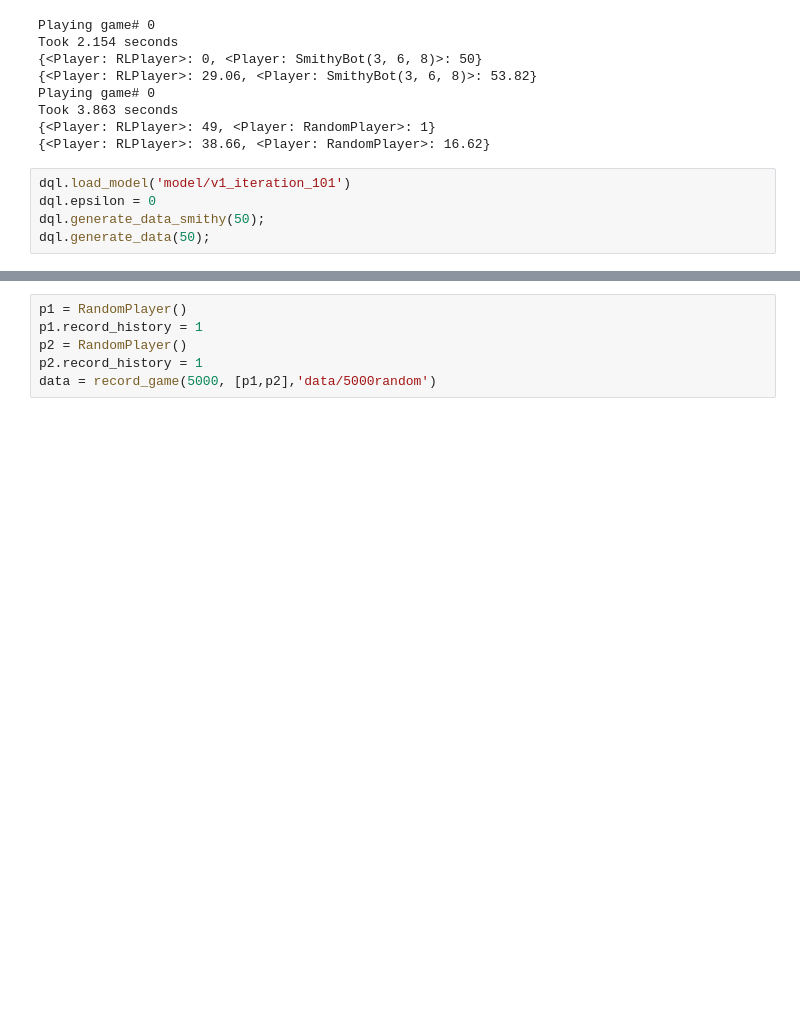
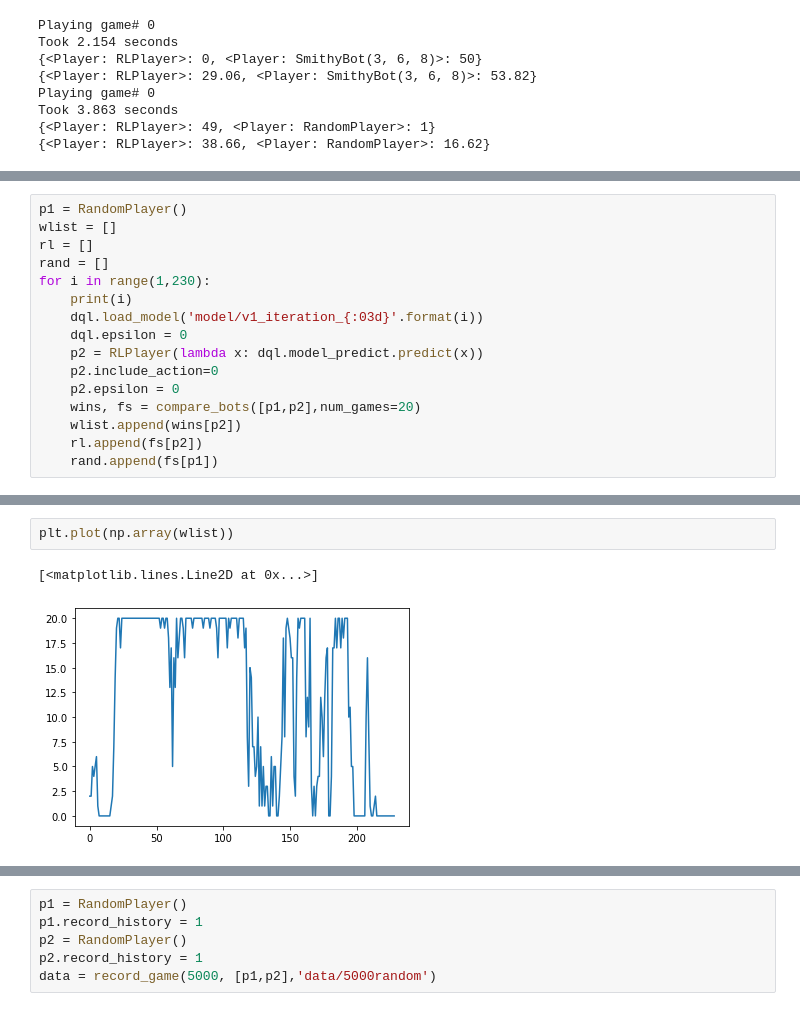
Before and after one commit to hungiyang/dominiate, a Jupyter notebook: dominiate/dominiate_testing.ipynb, the cells around one changed output, grey strips where cells are left out. Cells and saved outputs as stored; diff of their text form; blank space fills up the shorter version.

```diff
--- a/dominiate/dominiate_testing.ipynb
+++ b/dominiate/dominiate_testing.ipynb
@@ -80,8 +118,3 @@ Playing game# 0
 Took 3.863 seconds
 {<Player: RLPlayer>: 49, <Player: RandomPlayer>: 1}
 {<Player: RLPlayer>: 38.66, <Player: RandomPlayer>: 16.62}
-# %%
-dql.load_model('model/v1_iteration_101')
-dql.epsilon = 0
-dql.generate_data_smithy(50);
-dql.generate_data(50);
@@ -96,0 +127,16 @@ Took 3.950 seconds
+# %%
+p1 = RandomPlayer()
+wlist = []
+rl = []
+rand = []
+for i in range(1,230):
+    print(i)
+    dql.load_model('model/v1_iteration_{:03d}'.format(i))
+    dql.epsilon = 0
+    p2 = RLPlayer(lambda x: dql.model_predict.predict(x))
+    p2.include_action=0
+    p2.epsilon = 0
+    wins, fs = compare_bots([p1,p2],num_games=20)
+    wlist.append(wins[p2])
+    rl.append(fs[p2])
+    rand.append(fs[p1])
@@ -96,0 +161,5 @@ Took 3.950 seconds
+# %%
+plt.plot(np.array(wlist))
+# %% [output]
+[<matplotlib.lines.Line2D at 0x...>]
+[figure, added]
```
Also changed, not shown: parts of 15 cells of this notebook, 4 other files.
